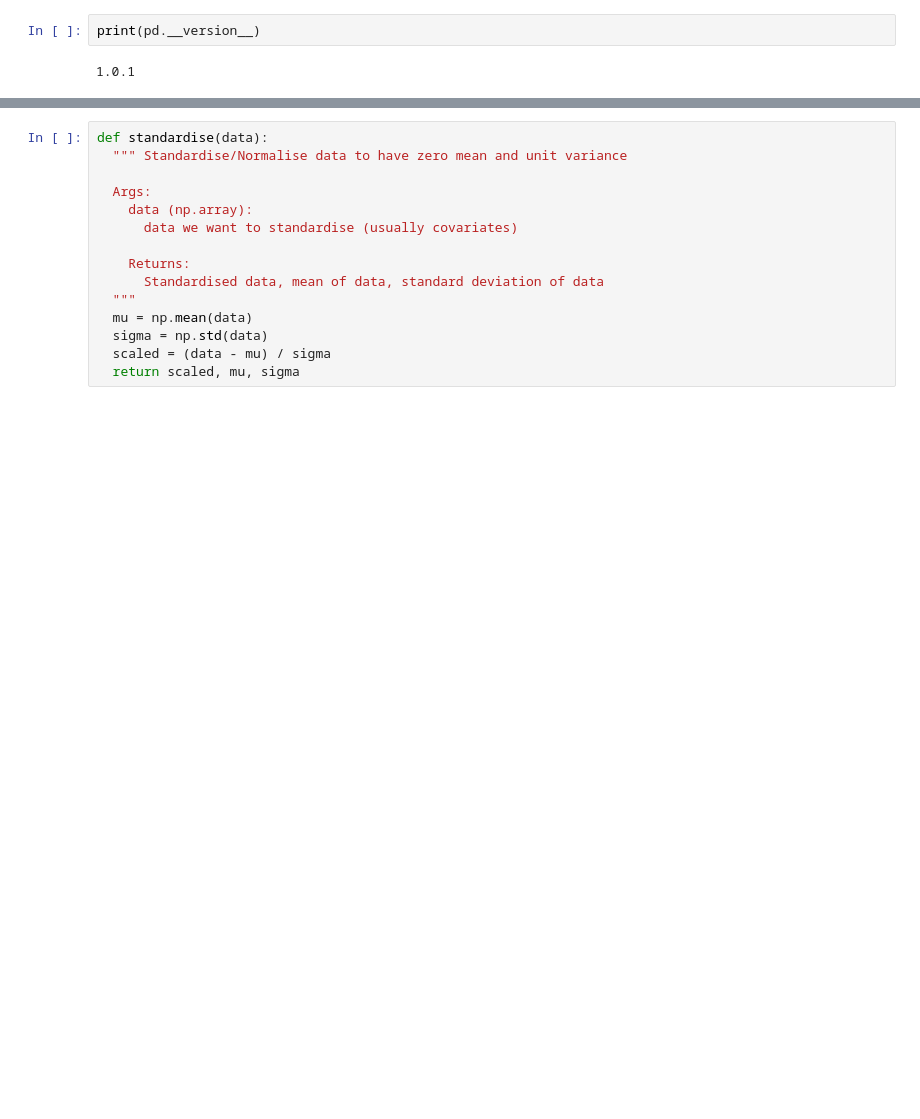
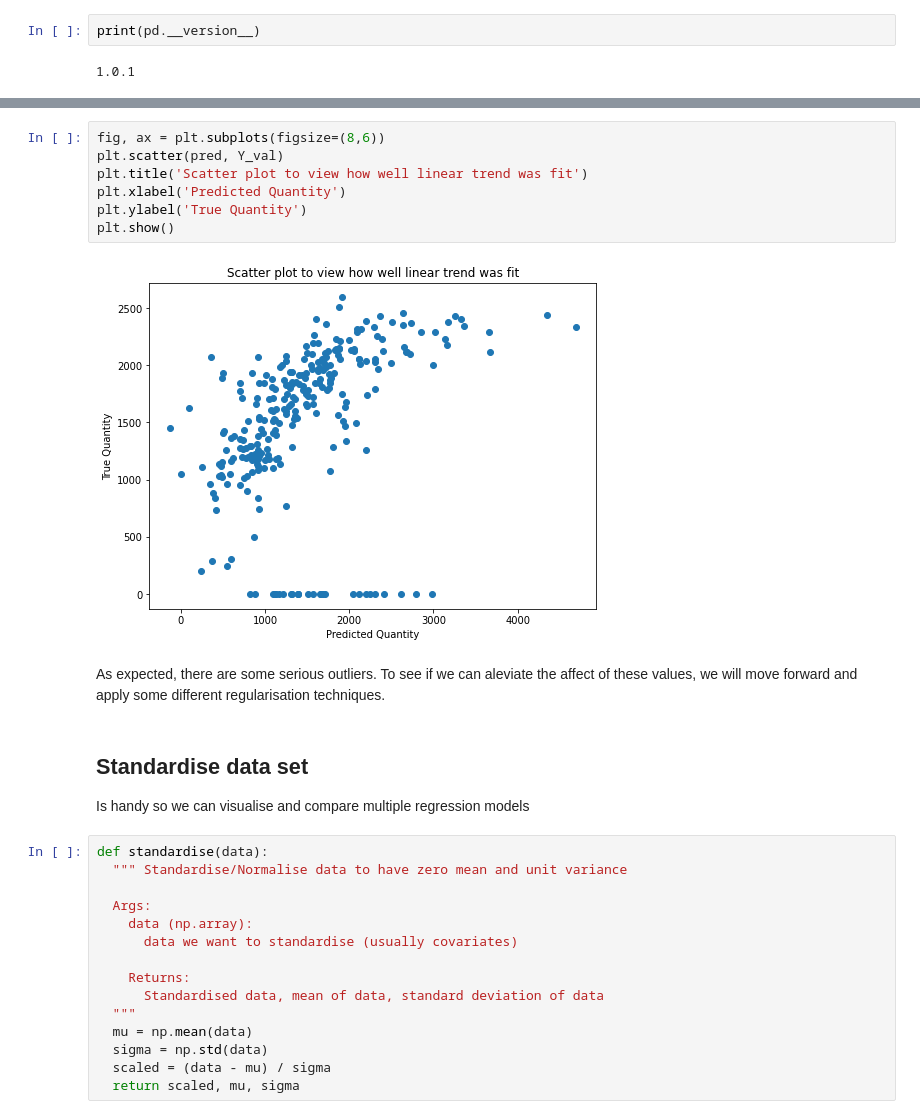
Before and after one commit to egstatsml/cab420, a Jupyter notebook: tute_2.ipynb, the cells around one changed output, grey strips where cells are left out. Cells and saved outputs as stored; diff of their text form; blank space fills up the shorter version.

```diff
--- a/tute_2.ipynb
+++ b/tute_2.ipynb
@@ -211,3 +234,18 @@ Covariance Type:            nonrobust
+# %%
+fig, ax = plt.subplots(figsize=(8,6))
+plt.scatter(pred, Y_val)
+plt.title('Scatter plot to view how well linear trend was fit')
+plt.xlabel('Predicted Quantity')
+plt.ylabel('True Quantity')
+plt.show()
+# %% [output]
+[figure, added]
+# %% [markdown]
+As expected, there are some serious outliers. To see if we can aleviate the affect of these values, we will move forward and apply some different regularisation techniques.
+# %% [markdown]
+## Standardise data set
+
+Is handy so we can visualise and compare multiple regression models
 # %%
 def standardise(data):
   """ Standardise/Normalise data to have zero mean and unit variance
```
Also changed, not shown: parts of 17 cells of this notebook.
